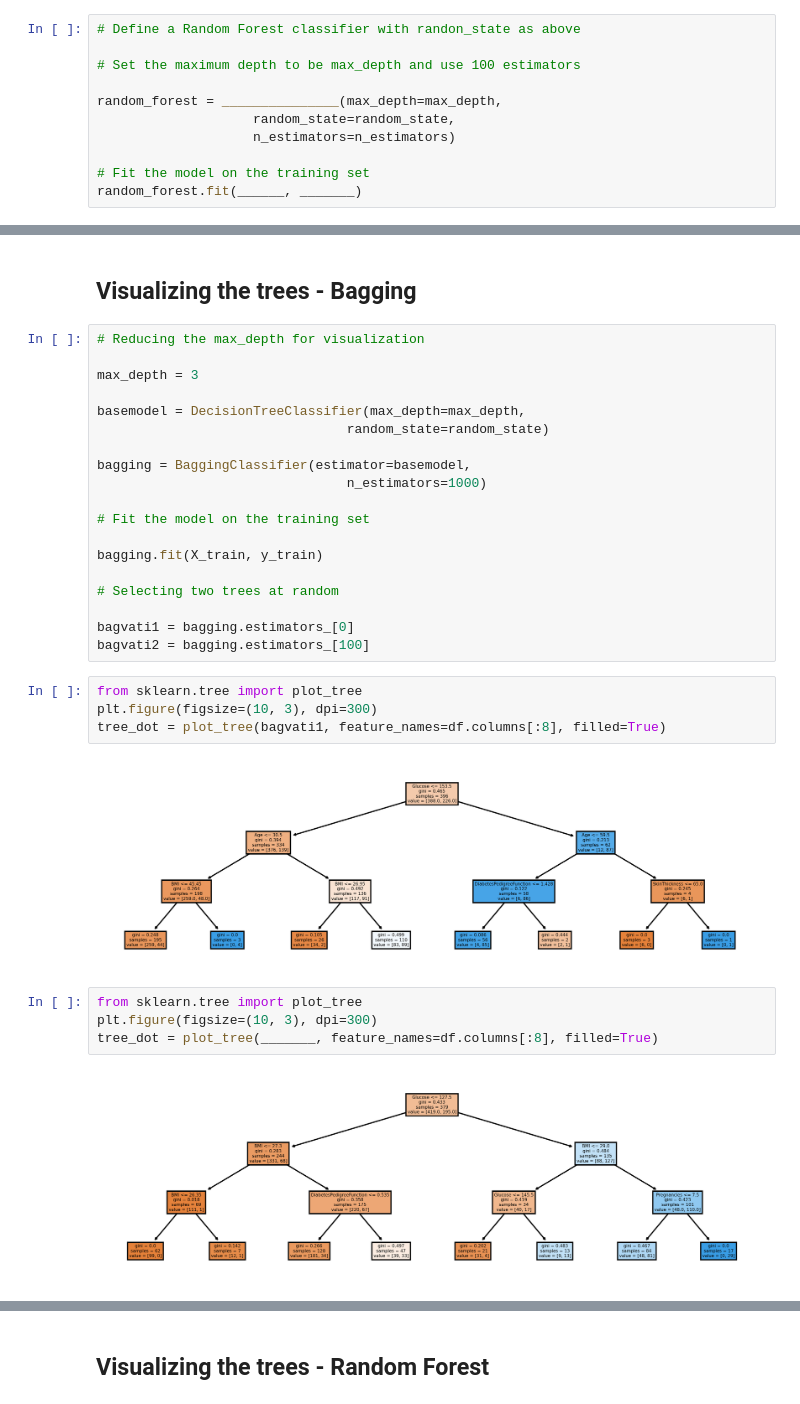
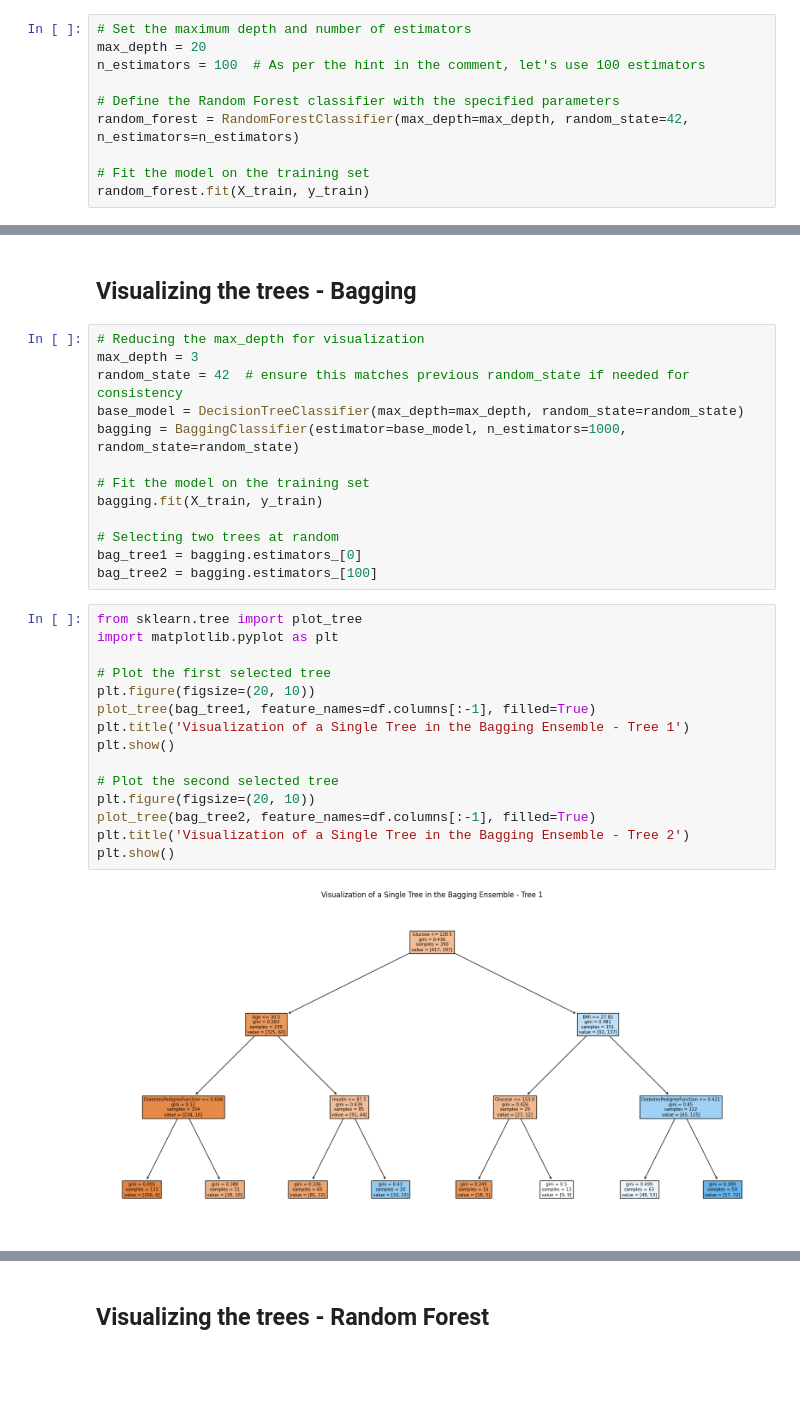
Before and after one commit to Shining-in-galaxies/CS550_Machine_Learning, a Jupyter notebook: Module9-04-InClass2-tree_correlation.ipynb, the cells around one changed output, grey strips where cells are left out. Cells and saved outputs as stored; diff of their text form; blank space fills up the shorter version.

```diff
--- a/Module9-04-InClass2-tree_correlation.ipynb
+++ b/Module9-04-InClass2-tree_correlation.ipynb
@@ -120,14 +110,13 @@ For Bagging, the accuracy on the validation set is 0.77
 # %% [markdown]
 ## Random Forest implementation
 # %%
-# Define a Random Forest classifier with randon_state as above
+# Set the maximum depth and number of estimators
+max_depth = 20
+n_estimators = 100  # As per the hint in the comment, let's use 100 estimators
 
-# Set the maximum depth to be max_depth and use 100 estimators
-
-random_forest = _______________(max_depth=max_depth,
-                    random_state=random_state,
-                    n_estimators=n_estimators)
+# Define the Random Forest classifier with the specified parameters
+random_forest = RandomForestClassifier(max_depth=max_depth, random_state=42, n_estimators=n_estimators)
 
 # Fit the model on the training set
-random_forest.fit(______, _______)
+random_forest.fit(X_train, y_train)
 # %% [output]
@@ -149,32 +137,31 @@ For Random Forest, the accuracy on the validation set is 0.79
 ## Visualizing the trees - Bagging
 # %%
 # Reducing the max_depth for visualization
-
 max_depth = 3
-
-basemodel = DecisionTreeClassifier(max_depth=max_depth,
-                                random_state=random_state)
-
-bagging = BaggingClassifier(estimator=basemodel,
-                                n_estimators=1000)
+random_state = 42  # ensure this matches previous random_state if needed for consistency
+base_model = DecisionTreeClassifier(max_depth=max_depth, random_state=random_state)
+bagging = BaggingClassifier(estimator=base_model, n_estimators=1000, random_state=random_state)
 
 # Fit the model on the training set
-
 bagging.fit(X_train, y_train)
 
 # Selecting two trees at random
-
-bagvati1 = bagging.estimators_[0]
-bagvati2 = bagging.estimators_[100]
+bag_tree1 = bagging.estimators_[0]
+bag_tree2 = bagging.estimators_[100]
-# %%
-from sklearn.tree import plot_tree
-plt.figure(figsize=(10, 3), dpi=300)
-tree_dot = plot_tree(bagvati1, feature_names=df.columns[:8], filled=True)
-# %% [output]
-[figure, removed]
-# %%
-from sklearn.tree import plot_tree
-plt.figure(figsize=(10, 3), dpi=300)
-tree_dot = plot_tree(_______, feature_names=df.columns[:8], filled=True)
-# %% [output]
-[figure, removed]
+# %%
+from sklearn.tree import plot_tree
+import matplotlib.pyplot as plt
+
+# Plot the first selected tree
+plt.figure(figsize=(20, 10))
+plot_tree(bag_tree1, feature_names=df.columns[:-1], filled=True)
+plt.title('Visualization of a Single Tree in the Bagging Ensemble - Tree 1')
+plt.show()
+
+# Plot the second selected tree
+plt.figure(figsize=(20, 10))
+plot_tree(bag_tree2, feature_names=df.columns[:-1], filled=True)
+plt.title('Visualization of a Single Tree in the Bagging Ensemble - Tree 2')
+plt.show()
+# %% [output]
+[figure, added]
```
Also changed, not shown: parts of 15 cells of this notebook, 3 other files.
